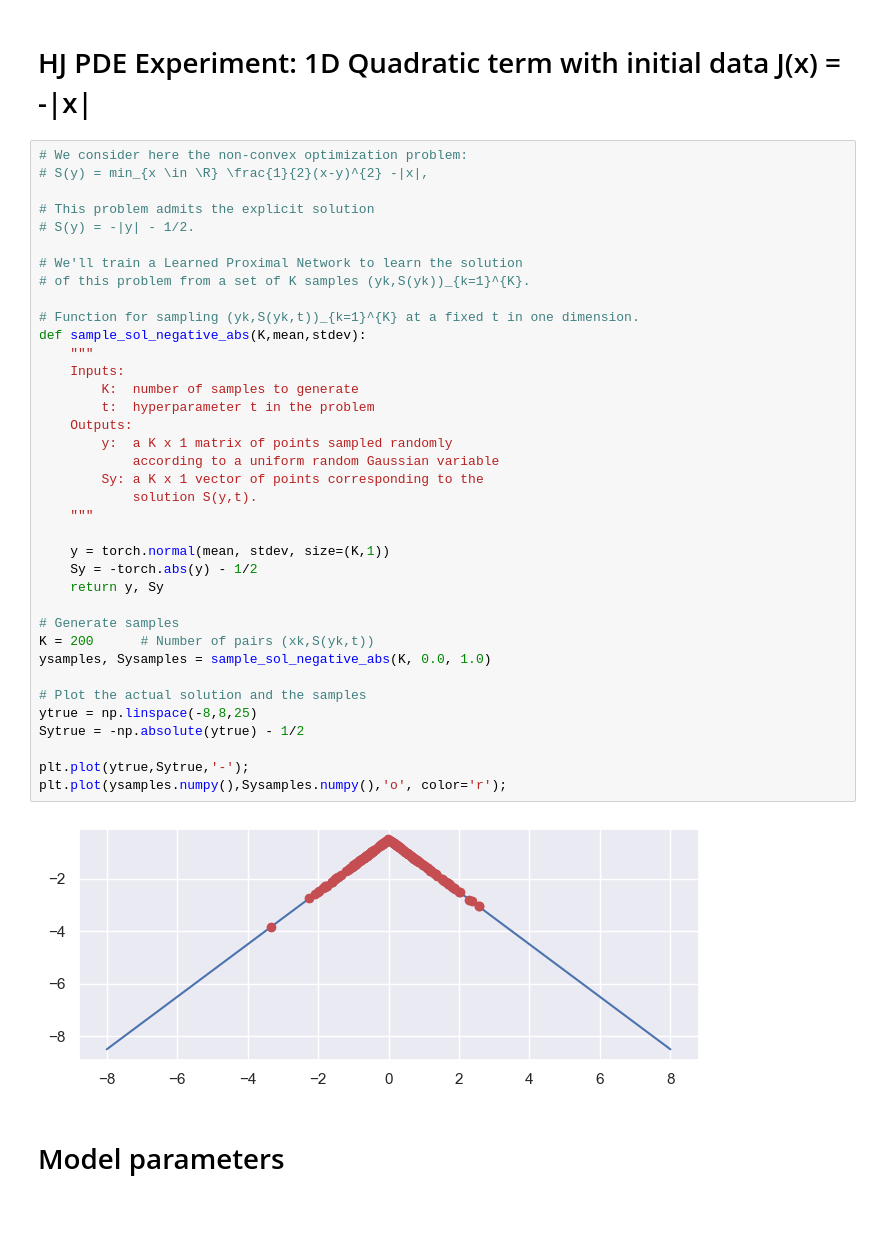
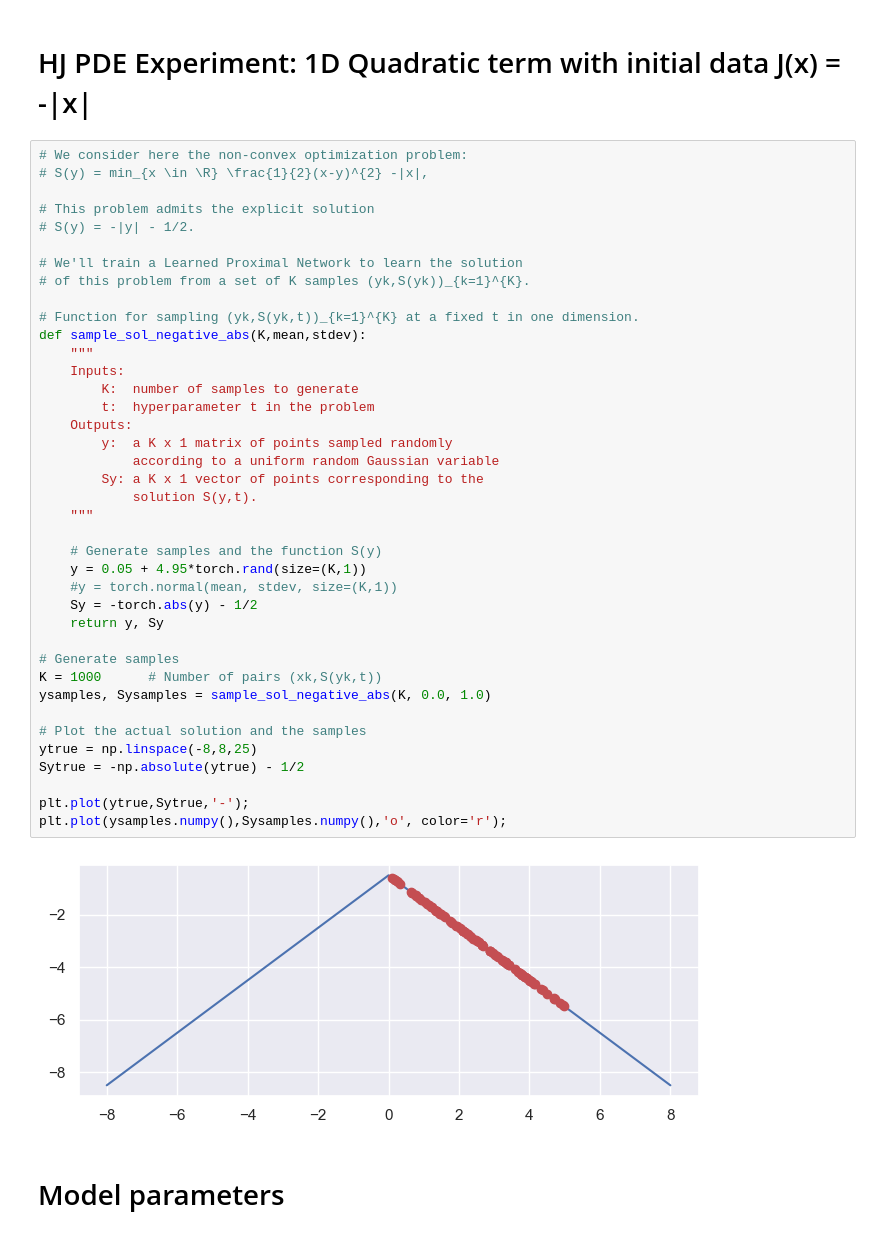
Before and after one commit to Gabriel-P-Langlois/lpn_for_nonconvex_control, a Jupyter notebook: exps/_hjpdes_experiments/exp_1.ipynb, the cells around one changed output. Saved outputs shown, nothing was run; the diff lists cells and outputs as text.

```diff
--- a/exps/_hjpdes_experiments/exp_1.ipynb
+++ b/exps/_hjpdes_experiments/exp_1.ipynb
@@ -33,36 +33,38 @@ torch.manual_seed(1)
 
 # We'll train a Learned Proximal Network to learn the solution
 # of this problem from a set of K samples (yk,S(yk))_{k=1}^{K}.
 
 # Function for sampling (yk,S(yk,t))_{k=1}^{K} at a fixed t in one dimension.
 def sample_sol_negative_abs(K,mean,stdev):
     """
     Inputs:
         K:  number of samples to generate
         t:  hyperparameter t in the problem
     Outputs:
         y:  a K x 1 matrix of points sampled randomly
             according to a uniform random Gaussian variable
         Sy: a K x 1 vector of points corresponding to the
             solution S(y,t).
     """
 
-    y = torch.normal(mean, stdev, size=(K,1))
+    # Generate samples and the function S(y)
+    y = 0.05 + 4.95*torch.rand(size=(K,1))
+    #y = torch.normal(mean, stdev, size=(K,1))
     Sy = -torch.abs(y) - 1/2
     return y, Sy
 
 # Generate samples
-K = 200      # Number of pairs (xk,S(yk,t))
+K = 1000      # Number of pairs (xk,S(yk,t))
 ysamples, Sysamples = sample_sol_negative_abs(K, 0.0, 1.0)
 
 # Plot the actual solution and the samples
 ytrue = np.linspace(-8,8,25)
 Sytrue = -np.absolute(ytrue) - 1/2
 
 plt.plot(ytrue,Sytrue,'-');
 plt.plot(ysamples.numpy(),Sysamples.numpy(),'o', color='r');
 # %% [output]
-[figure, old version]
+[figure, new version]
 # %% [markdown]
 # Model parameters
 # %%
```
Also changed, not shown: parts of 7 cells of this notebook.
